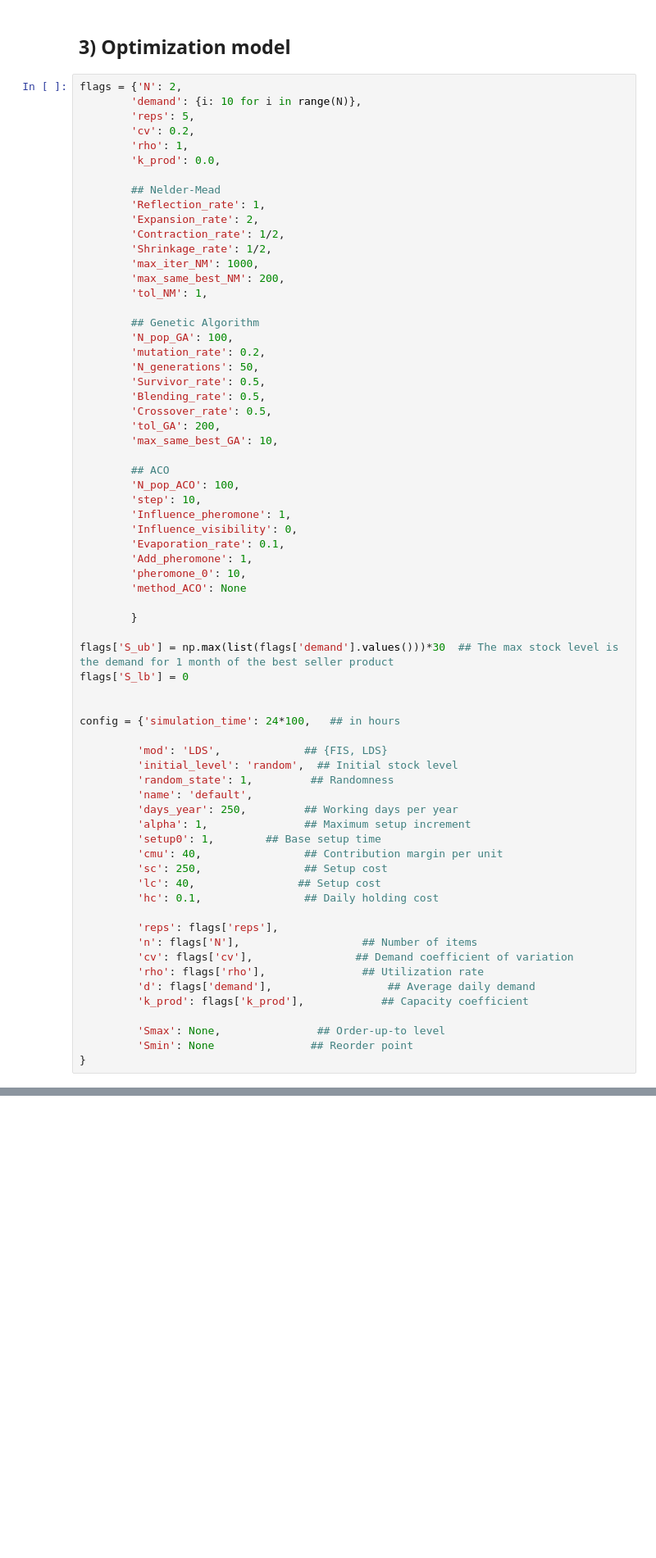
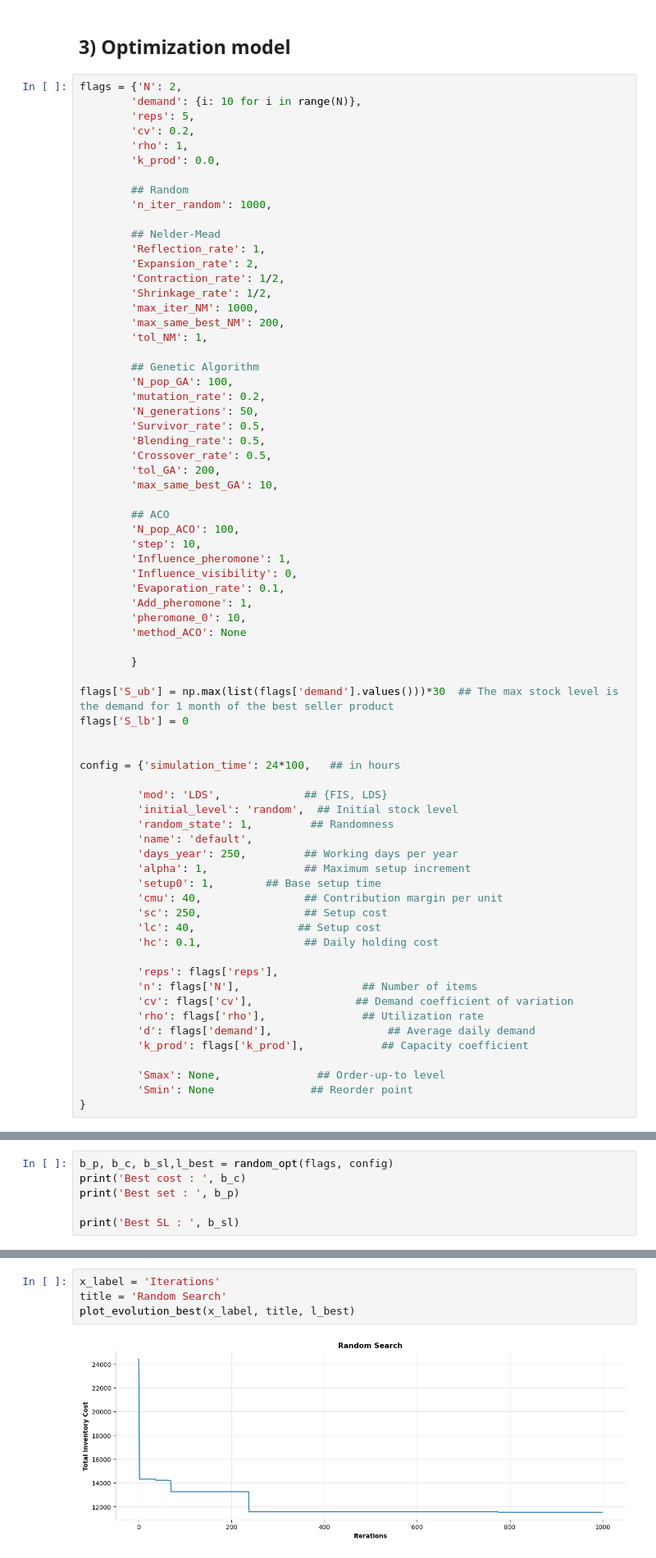
Before and after one commit to yu9800/SELSP_simOpt, a Jupyter notebook: inventory_opt.ipynb, the cells around one changed output, grey strips where cells are left out. Shown at 82% size. Saved outputs shown, nothing was run; the diff lists cells and outputs as text; blank space fills up the shorter version.

Commit message:
Random search implemented

```diff
--- a/inventory_opt.ipynb
+++ b/inventory_opt.ipynb
@@ -345,6 +345,9 @@ flags = {'N': 2,
         'cv': 0.2,
         'rho': 1,
         'k_prod': 0.0,
+
+        ## Random
+        'n_iter_random': 1000,
 
         ## Nelder-Mead
         'Reflection_rate': 1,
@@ -407,0 +494,6 @@ config = {'simulation_time': 24*100,   ## in hours
+# %%
+b_p, b_c, b_sl,l_best = random_opt(flags, config)
+print('Best cost : ', b_c)
+print('Best set : ', b_p)
+
+print('Best SL : ', b_sl)
@@ -408,3 +504,9 @@ config = {'simulation_time': 24*100,   ## in hours
+# %%
+x_label = 'Iterations'
+title = 'Random Search'
+plot_evolution_best(x_label, title, l_best)
+# %% [output]
+[figure, added]
 # %% [markdown]
 ### **3.1) Nelder-Mead**
 # %%
```
Also changed, not shown: parts of 6 cells of this notebook.
